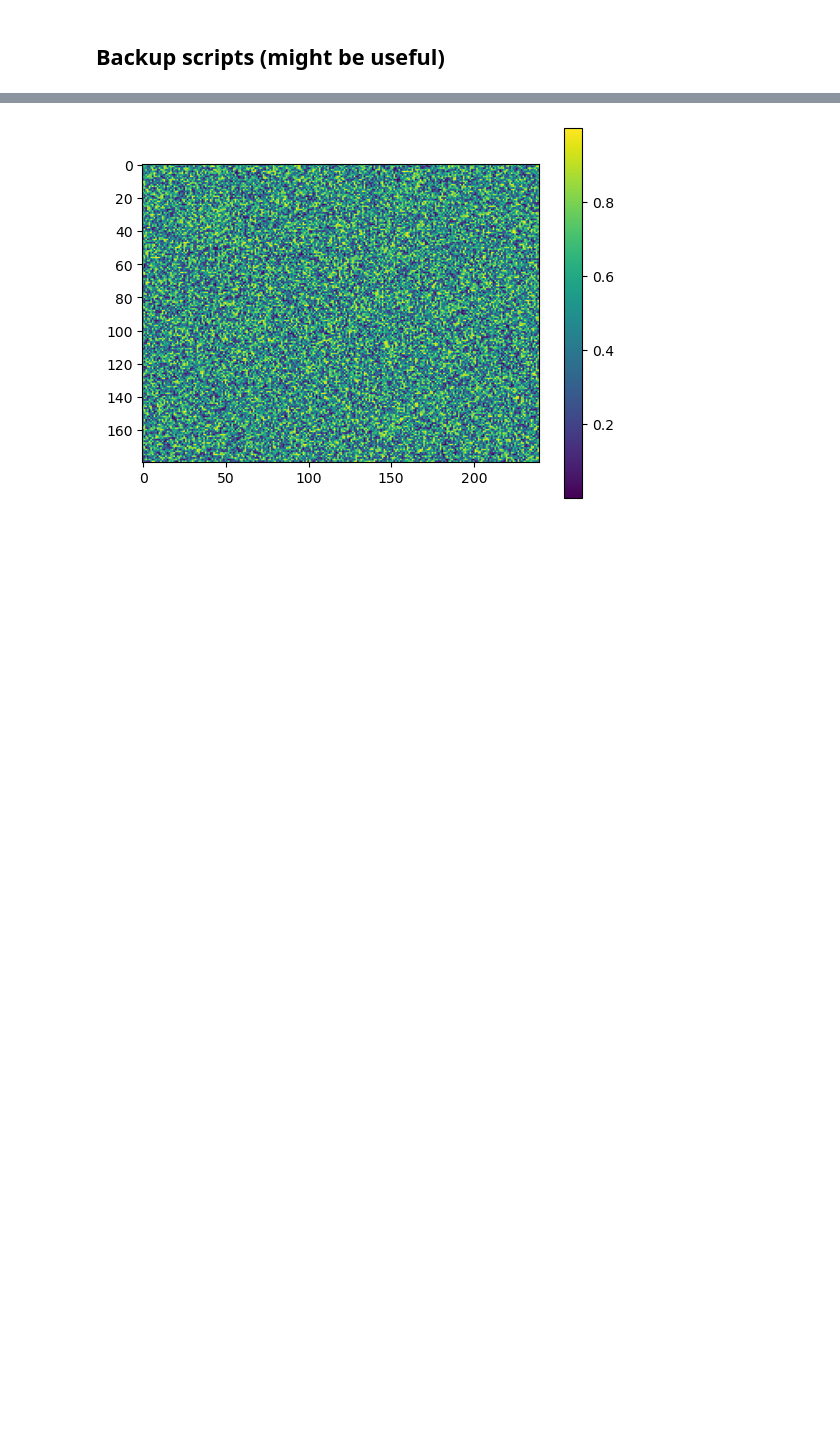
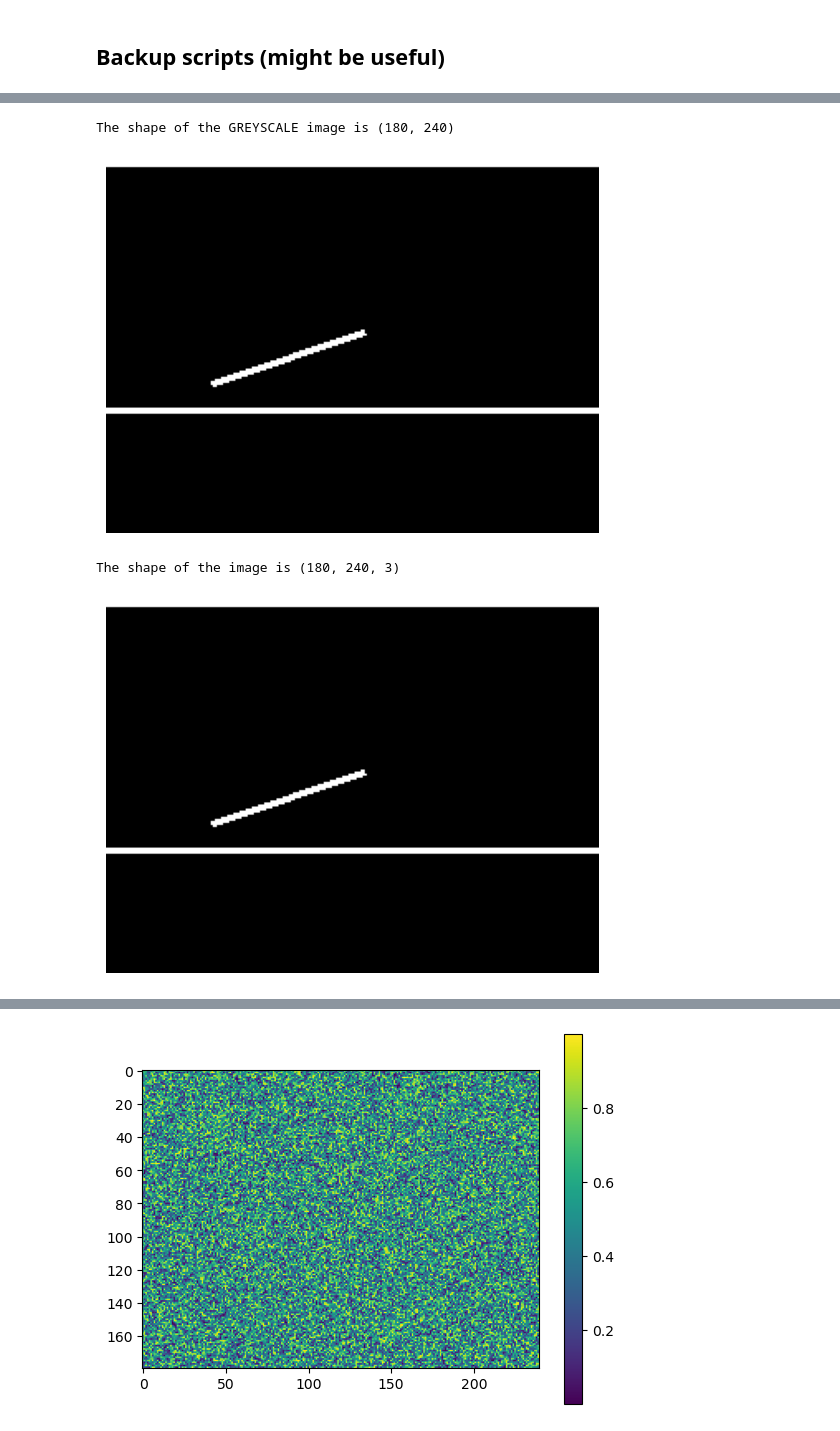
Before and after one commit to MC-Kangan/FYP_Ultrasound_Imaging_ML, a Jupyter notebook: FYP_backup_script.ipynb, the cells around one changed output, grey strips where cells are left out. Cells and saved outputs as stored; diff of their text form; code cells hidden in the pictures; blank space fills up the shorter version.

```diff
--- a/FYP_backup_script.ipynb
+++ b/FYP_backup_script.ipynb
@@ -2,0 +32,34 @@
+# %%
+# Read Images in greyscale
+import cv2 as cv
+
+
+dirName = "/Users/chenkangan/PycharmProjects/ME4_FYP_py/py_output_fig"
+imageName = 'defect_1_yshift_60.png'
+
+
+def read_image(dirName, imageName, grey = True):
+
+    if grey == True:
+        image = cv.imread(f'{dirName}/{imageName}', cv.IMREAD_GRAYSCALE)
+        print(f'The shape of the GREYSCALE image is {image.shape}')
+        plt.imshow(image, cmap='gray')
+        plt.axis('off')
+        plt.show()
+
+    else:
+        image = cv.imread(f'{dirName}/{imageName}')
+        print(f'The shape of the image is {image.shape}')
+        plt.imshow(image, cmap='gray')
+        plt.axis('off')
+        plt.show()
+
+    return None
+
+read_image(dirName, imageName, grey = True)
+read_image(dirName, imageName, grey = False)
+# %% [output]
+The shape of the GREYSCALE image is (180, 240)
+[figure, added]
+The shape of the image is (180, 240, 3)
+[figure, added]
```
Also changed, not shown: parts of 9 cells of this notebook, 5 other files.
